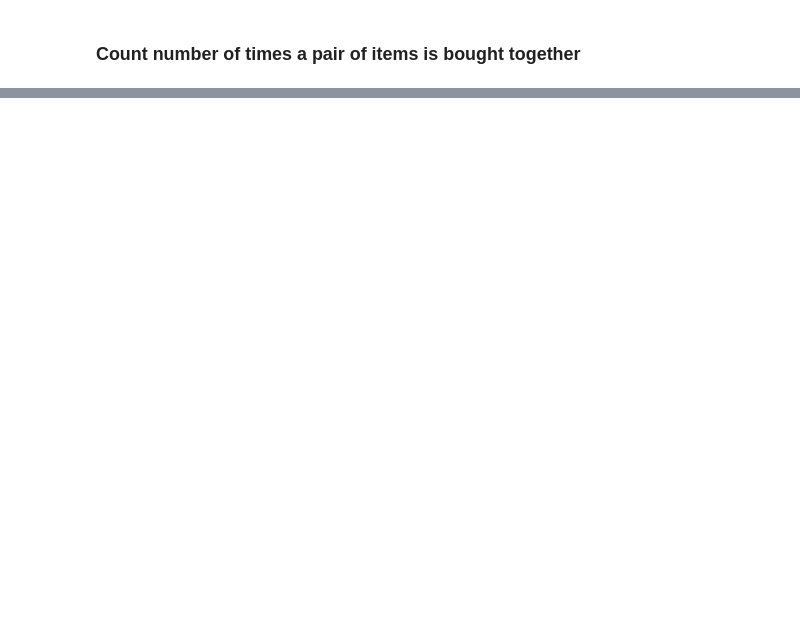
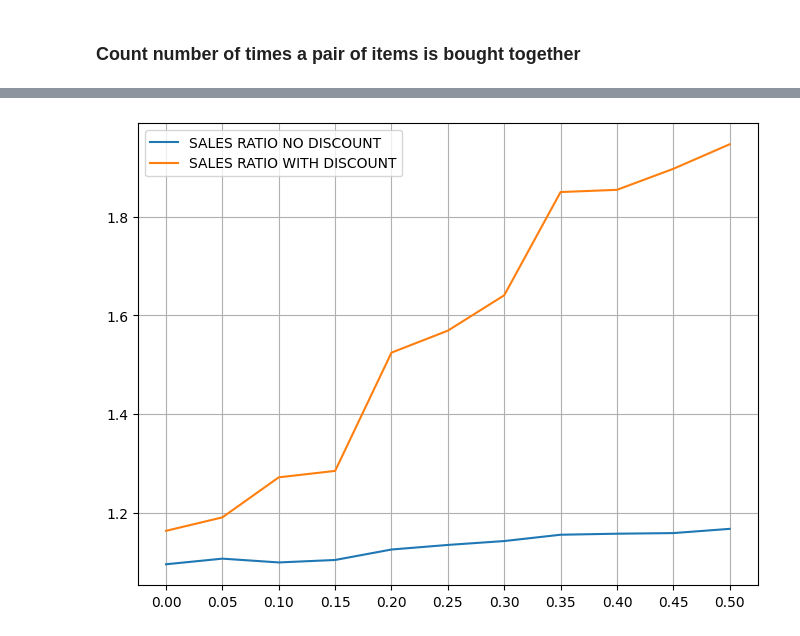
Before and after one commit to GuillaumeMendle/halo_effect_detection, a Jupyter notebook: project_code/data_exploration.ipynb, the cells around one changed output, grey strips where cells are left out. Saved outputs shown, nothing was run; the diff lists cells and outputs as text; code cells hidden in the pictures; blank space fills up the shorter version.

```diff
--- a/project_code/data_exploration.ipynb
+++ b/project_code/data_exploration.ipynb
@@ -167,0 +268,11 @@ pairs_df["SKU1"].nunique()
+# %%
+plt.figure(figsize = (8,6))
+plt.plot(df_impact_discount["DISCOUNT_VALUE"], df_impact_discount["SALES_RATIO_NO_DISCOUNT"], label = "SALES RATIO NO DISCOUNT")
+plt.plot(df_impact_discount["DISCOUNT_VALUE"], df_impact_discount["SALES_RATIO_WITH_DISCOUNT"], label = "SALES RATIO WITH DISCOUNT")
+plt.xticks(df_impact_discount["DISCOUNT_VALUE"])
+plt.yticks()
+plt.legend()
+plt.grid()
+plt.show()
+# %% [output]
+[figure, added]
```
Also changed, not shown: parts of 39 cells of this notebook, 1 other file.
